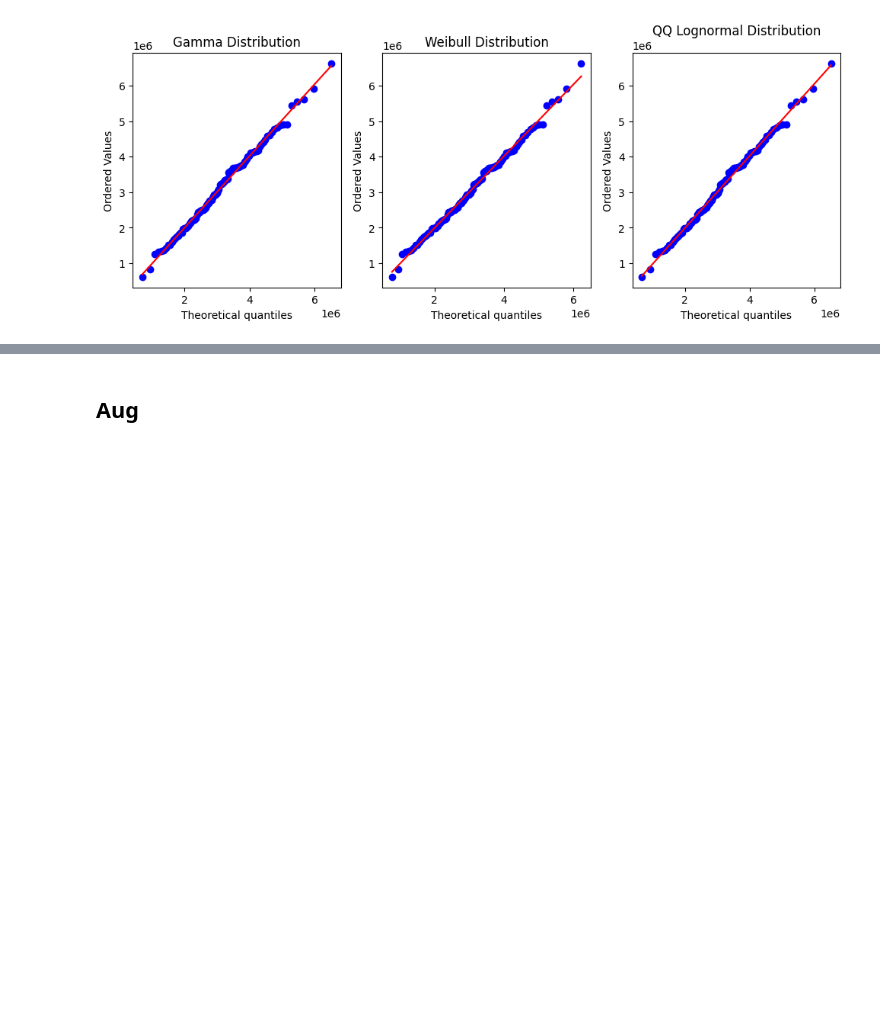
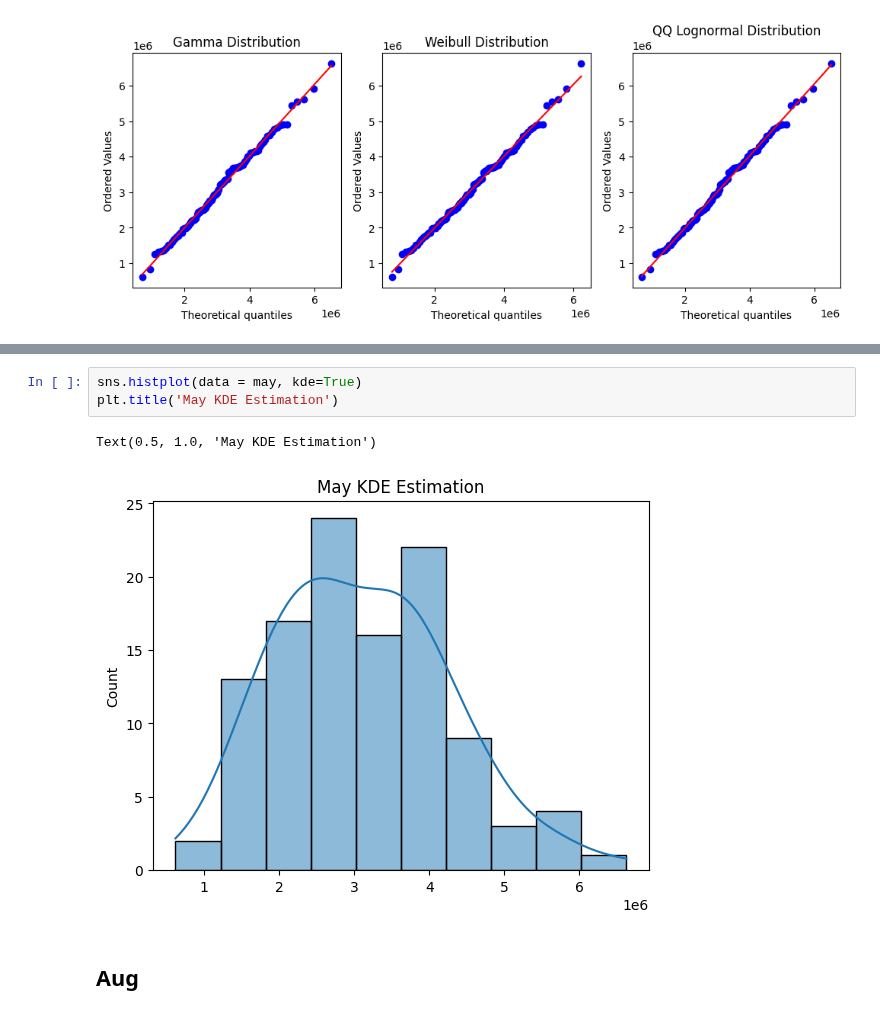
Before and after one commit to jtdocter27/Engineering-Probability---Statistics, a Jupyter notebook: R_project.ipynb, the cells around one changed output, grey strips where cells are left out. Saved outputs shown, nothing was run; the diff lists cells and outputs as text; blank space fills up the shorter version.

```diff
--- a/R_project.ipynb
+++ b/R_project.ipynb
@@ -154,3 +153,9 @@ Lognormal P-value: 0.6997838322905194
+# %%
+sns.histplot(data = may, kde=True)
+plt.title('May KDE Estimation')
+# %% [output]
+Text(0.5, 1.0, 'May KDE Estimation')
+[figure, added]
 # %% [markdown]
 ## Aug
 # %%
```
Also changed, not shown: parts of 7 cells of this notebook.
